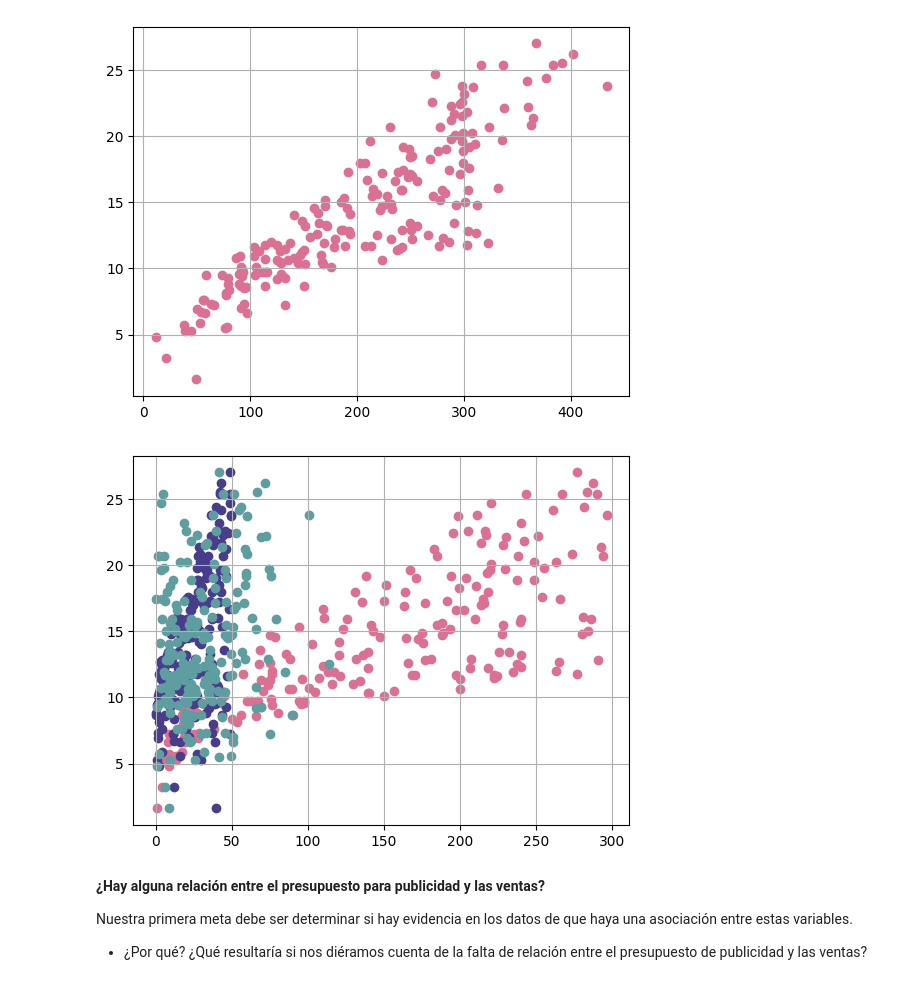
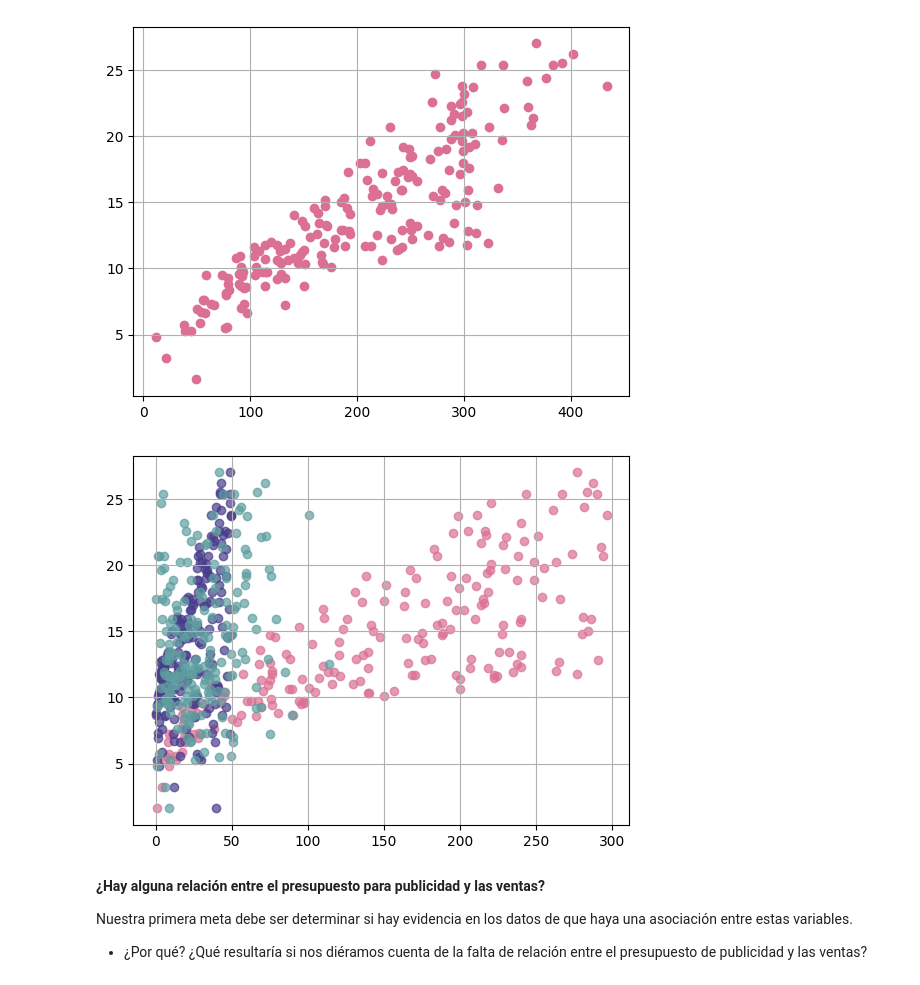
Before and after one commit to AnaSofiaHinojosa/LabAprEst, a Jupyter notebook: Lab - R3.ipynb, the cells around one changed output. Cells and saved outputs as stored; diff of their text form; code cells hidden in the pictures.

```diff
--- a/Lab - R3.ipynb
+++ b/Lab - R3.ipynb
@@ -45,12 +45,12 @@ plt.grid()
 # %% [output]
 [figure]
 # %%
-plt.scatter(data['TV'], data['sales'], color = "palevioletred")
-plt.scatter(data['radio'], data['sales'], color = "darkslateblue")
-plt.scatter(data['newspaper'], data['sales'], color = "cadetblue")
+plt.scatter(data['TV'], data['sales'], color = "palevioletred", alpha = 0.7)
+plt.scatter(data['radio'], data['sales'], color = "darkslateblue", alpha = 0.7)
+plt.scatter(data['newspaper'], data['sales'], color = "cadetblue", alpha = 0.7)
 plt.grid()
 # %% [output]
-[figure, old version]
+[figure, new version]
 # %% [markdown]
 **¿Hay alguna relación entre el presupuesto para publicidad y las ventas?**
 
```
Also changed, not shown: parts of 5 cells of this notebook.
